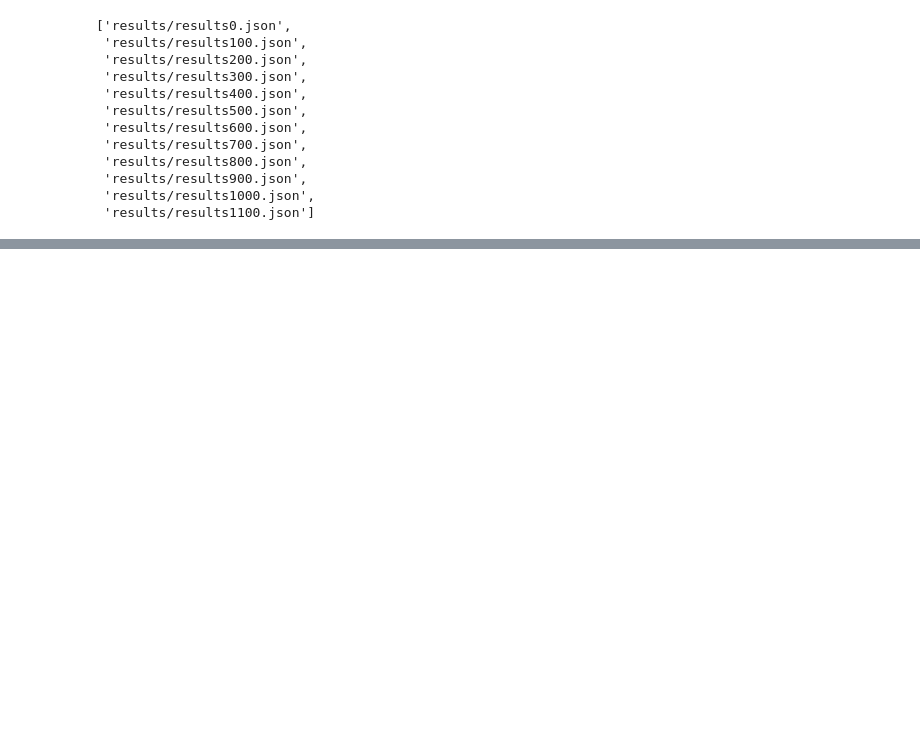
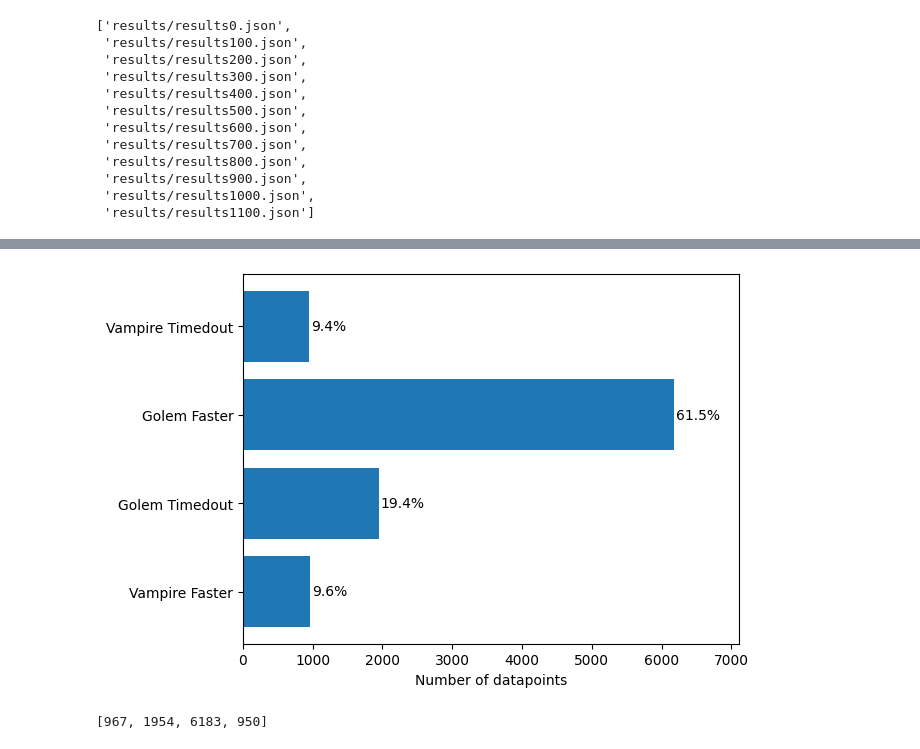
Before and after one commit to Dijereo/gradedmodal, a Jupyter notebook: eval/analysis.ipynb, the cells around one changed output, grey strips where cells are left out. Saved outputs shown, nothing was run; the diff lists cells and outputs as text; code cells hidden in the pictures; blank space fills up the shorter version.

```diff
--- a/eval/analysis.ipynb
+++ b/eval/analysis.ipynb
@@ -56,0 +198,31 @@ for data, file in zip(fulldata[-2:], FILES[-2:]):
+# %%
+labels = [*reversed([
+    'Vampire Timedout', 'Golem Faster',
+    # 'Both Timedout',
+    'Golem Timedout', 'Vampire Faster'])]
+# values = [*reversed([vtogthm+ vtogcs, gfastthm+ gfastcs, btimeouts, gtovthm+ gtovcs, vfastthm+ vfastcs])]
+values = [*reversed([vtogcs, gfastcs, gtovcs, vfastcs])]
+# values = [*reversed([vtogthm, gfastthm, gtovthm, vfastthm])]
+
+bars = plt.barh(labels, values)
+plt.xlim(0, max(values) * 1.15)
+plt.xlabel("Number of datapoints")
+# plt.title("")
+
+percentages = [v*100/sum(values) for v in values]
+
+for bar, val, pct in zip(bars, values, percentages):
+    plt.text(
+        bar.get_width() + 20,
+        bar.get_y() + bar.get_height()/2,
+        f"{pct:.1f}%",
+        va='center'
+    )
+
+
+plt.savefig("charts/speed_bar_csats.png", dpi=300, bbox_inches="tight")
+plt.show()
+print(values)
+# %% [output]
+[figure, added]
+[967, 1954, 6183, 950]
```
Also changed, not shown: parts of 25 cells of this notebook, 20 other files.
